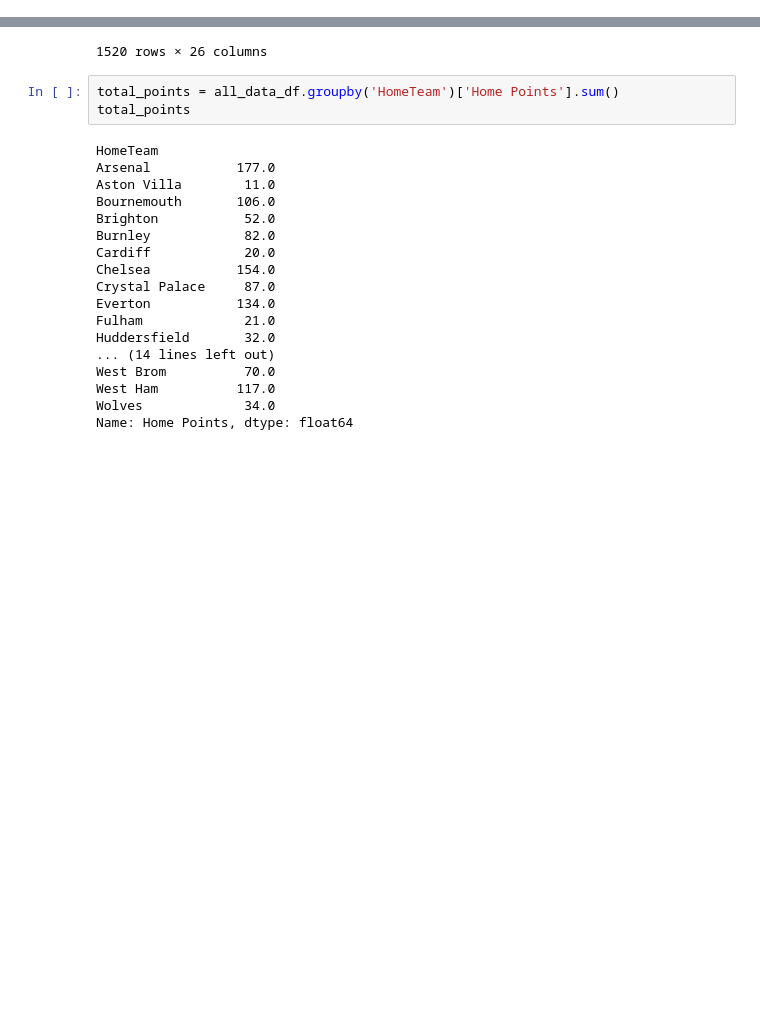
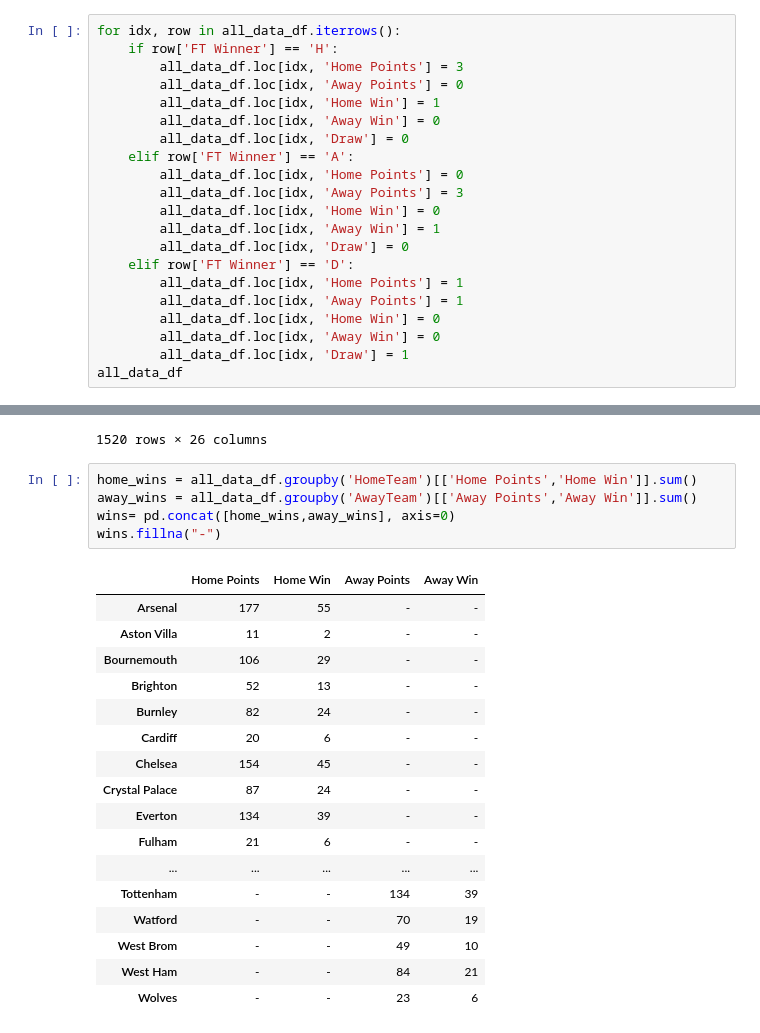
Before and after one commit to ethomps33/Premier_League_Sports_Analysis, a Jupyter notebook: Untitled.ipynb, the cells around one changed output, grey strips where cells are left out. Drawn from its saved outputs; the diff is of its cells as text; blank space fills up the shorter version.

Commit message:
Combined home results with away results

```diff
--- a/Untitled.ipynb
+++ b/Untitled.ipynb
@@ -78,3 +74,24 @@ len(all_data_df['HomeTeam'])
+# %%
+for idx, row in all_data_df.iterrows():
+    if row['FT Winner'] == 'H':
+        all_data_df.loc[idx, 'Home Points'] = 3
+        all_data_df.loc[idx, 'Away Points'] = 0
+        all_data_df.loc[idx, 'Home Win'] = 1
+        all_data_df.loc[idx, 'Away Win'] = 0
+        all_data_df.loc[idx, 'Draw'] = 0
+    elif row['FT Winner'] == 'A':
+        all_data_df.loc[idx, 'Home Points'] = 0
+        all_data_df.loc[idx, 'Away Points'] = 3
+        all_data_df.loc[idx, 'Home Win'] = 0
+        all_data_df.loc[idx, 'Away Win'] = 1
+        all_data_df.loc[idx, 'Draw'] = 0
+    elif row['FT Winner'] == 'D':
+        all_data_df.loc[idx, 'Home Points'] = 1
+        all_data_df.loc[idx, 'Away Points'] = 1
+        all_data_df.loc[idx, 'Home Win'] = 0
+        all_data_df.loc[idx, 'Away Win'] = 0
+        all_data_df.loc[idx, 'Draw'] = 1
+all_data_df
 # %%
 all_data_df.loc[all_data_df['FT Winner']=='H', 'Home Points']  = 3
 all_data_df.loc[all_data_df['FT Winner']=='H', 'Home Win']  = 1
@@ -106,24 +123,26 @@ all_data_df
 | 378 | 12/05/2019 | Tottenham | Everton | 2 | 2 | D | 1 | 0 | ... |
 | 379 | 12/05/2019 | Watford | West Ham | 1 | 4 | A | 0 | 2 | ... |
 1520 rows × 26 columns
-# %%
-total_points = all_data_df.groupby('HomeTeam')['Home Points'].sum()
-total_points
-# %% [output]
-HomeTeam
-Arsenal           177.0
-Aston Villa        11.0
-Bournemouth       106.0
-Brighton           52.0
-Burnley            82.0
-Cardiff            20.0
-Chelsea           154.0
-Crystal Palace     87.0
-Everton           134.0
-Fulham             21.0
-Huddersfield       32.0
-... (14 lines left out)
-West Brom          70.0
-West Ham          117.0
-Wolves             34.0
-Name: Home Points, dtype: float64
+# %%
+home_wins = all_data_df.groupby('HomeTeam')[['Home Points','Home Win']].sum()
+away_wins = all_data_df.groupby('AwayTeam')[['Away Points','Away Win']].sum()
+wins= pd.concat([home_wins,away_wins], axis=0)
+wins.fillna("-")
+# %% [output]
+|  | Home Points | Home Win | Away Points | Away Win |
+| Arsenal | 177 | 55 | - | - |
+| Aston Villa | 11 | 2 | - | - |
+| Bournemouth | 106 | 29 | - | - |
+| Brighton | 52 | 13 | - | - |
+| Burnley | 82 | 24 | - | - |
+| Cardiff | 20 | 6 | - | - |
+| Chelsea | 154 | 45 | - | - |
+| Crystal Palace | 87 | 24 | - | - |
+| Everton | 134 | 39 | - | - |
+| Fulham | 21 | 6 | - | - |
+| ... | ... | ... | ... | ... |
+| Tottenham | - | - | 134 | 39 |
+| Watford | - | - | 70 | 19 |
+| West Brom | - | - | 49 | 10 |
+| West Ham | - | - | 84 | 21 |
+| Wolves | - | - | 23 | 6 |
```
Also changed, not shown: parts of 1 cell of this notebook.
